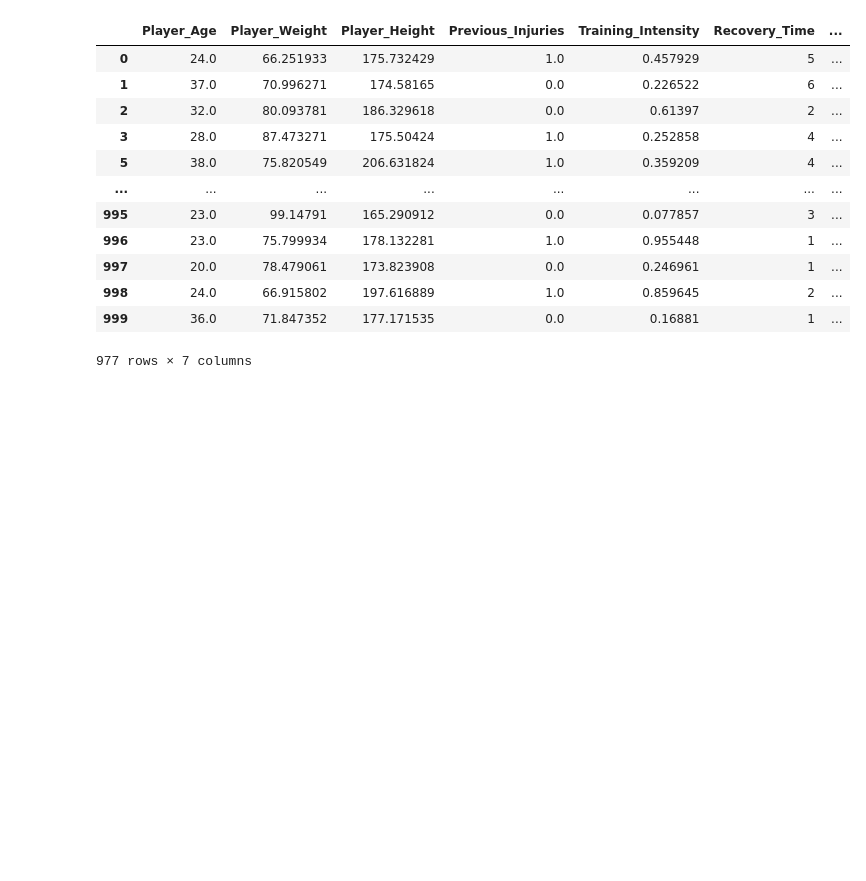
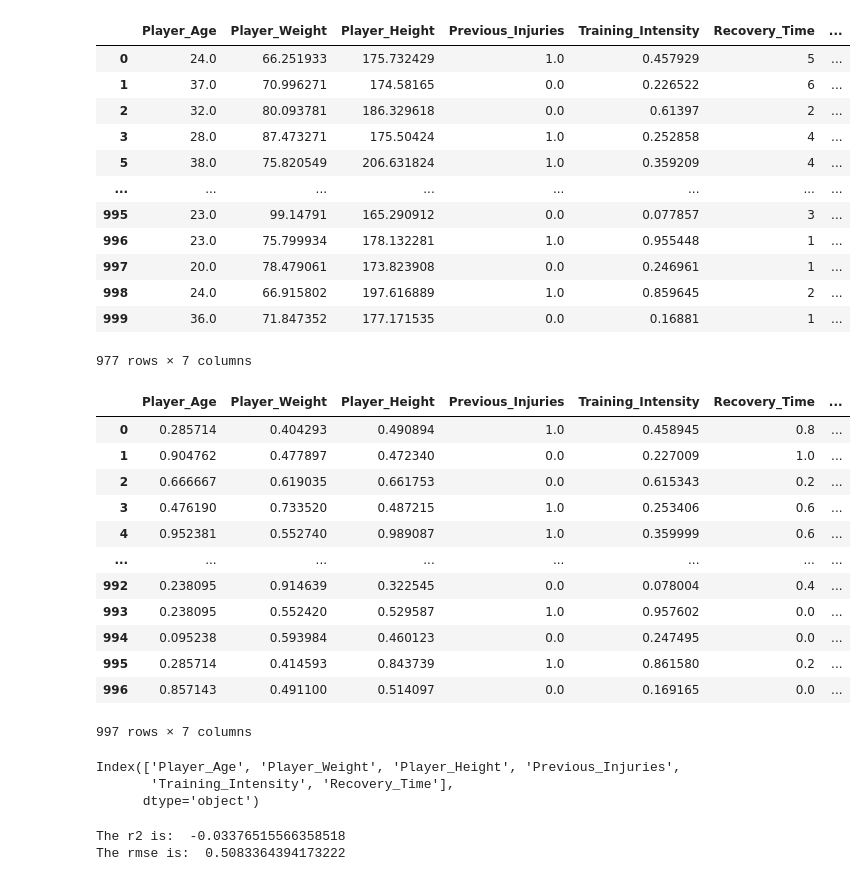
Before and after one commit to Lorenzo-Biondi/es-python, a Jupyter notebook: infortuni/analisi-infortuni.ipynb, the cells around one changed output. Cells and saved outputs as stored; diff of their text form; code cells hidden in the pictures; blank space fills up the shorter version.

```diff
--- a/infortuni/analisi-infortuni.ipynb
+++ b/infortuni/analisi-infortuni.ipynb
@@ -217,3 +217,25 @@ df_test
 | 998 | 24.0 | 66.915802 | 197.616889 | 1.0 | 0.859645 | 2 | ... |
 | 999 | 36.0 | 71.847352 | 177.171535 | 0.0 | 0.16881 | 1 | ... |
 977 rows × 7 columns
+# %%
+from sklearn.preprocessing import MinMaxScaler
+
+scaler = MinMaxScaler()
+scaler.fit(df)
+scaled = scaler.fit_transform(df)
+scaled_df = pd.DataFrame(scaled, columns=df.columns)
+scaled_df
+# %% [output]
+|  | Player_Age | Player_Weight | Player_Height | Previous_Injuries | Training_Intensity | Recovery_Time | ... |
+| 0 | 0.285714 | 0.404293 | 0.490894 | 1.0 | 0.458945 | 0.8 | ... |
+| 1 | 0.904762 | 0.477897 | 0.472340 | 0.0 | 0.227009 | 1.0 | ... |
+| 2 | 0.666667 | 0.619035 | 0.661753 | 0.0 | 0.615343 | 0.2 | ... |
+| 3 | 0.476190 | 0.733520 | 0.487215 | 1.0 | 0.253406 | 0.6 | ... |
+| 4 | 0.952381 | 0.552740 | 0.989087 | 1.0 | 0.359999 | 0.6 | ... |
+| ... | ... | ... | ... | ... | ... | ... | ... |
+| 992 | 0.238095 | 0.914639 | 0.322545 | 0.0 | 0.078004 | 0.4 | ... |
+| 993 | 0.238095 | 0.552420 | 0.529587 | 1.0 | 0.957602 | 0.0 | ... |
+| 994 | 0.095238 | 0.593984 | 0.460123 | 0.0 | 0.247495 | 0.0 | ... |
+| 995 | 0.285714 | 0.414593 | 0.843739 | 1.0 | 0.861580 | 0.2 | ... |
+| 996 | 0.857143 | 0.491100 | 0.514097 | 0.0 | 0.169165 | 0.0 | ... |
+997 rows × 7 columns
@@ -219,0 +250,20 @@ df_test
+# %%
+#fitting
+model.fit(X_train, y_train)
+print(X_train.columns)
+  #coeff regr
+# %% [output]
+Index(['Player_Age', 'Player_Weight', 'Player_Height', 'Previous_Injuries',
+       'Training_Intensity', 'Recovery_Time'],
+      dtype='object')
+# %%
+from sklearn.metrics import mean_squared_error, r2_score
+predictions = model.predict(X_test)
+r2 = r2_score(y_test, predictions)
+rmse = mean_squared_error(y_test, predictions, squared=False)
+
+print('The r2 is: ', r2)
+print('The rmse is: ', rmse)
+# %% [output]
+The r2 is:  -0.03376515566358518
+The rmse is:  0.5083364394173222
```
Also changed, not shown: parts of 5 cells of this notebook.
